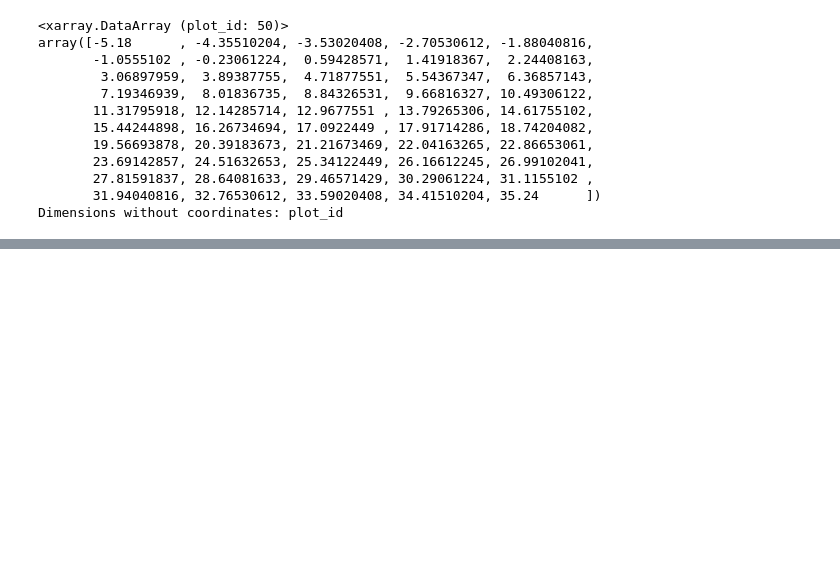
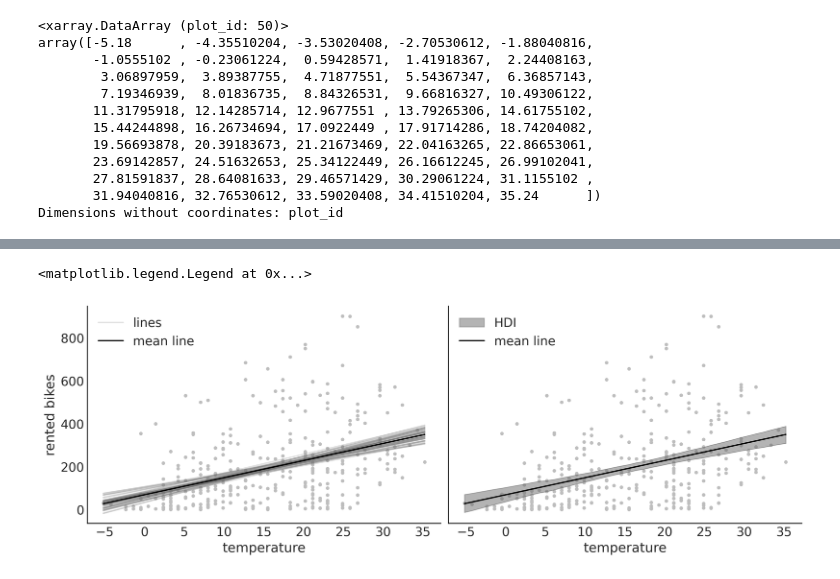
Before and after one commit to pydatawrangler/biwp, a Jupyter notebook: book_bayesian-analysis-python-3ed/04_bawp3ed_chap4.ipynb, the cells around one changed output, grey strips where cells are left out. Saved outputs shown, nothing was run; the diff lists cells and outputs as text; code cells hidden in the pictures; blank space fills up the shorter version.

```diff
--- a/book_bayesian-analysis-python-3ed/04_bawp3ed_chap4.ipynb
+++ b/book_bayesian-analysis-python-3ed/04_bawp3ed_chap4.ipynb
@@ -114 +121,4 @@ array([ 21.34210574,  28.20051214,  35.05891854,  41.91732494,
 Dimensions without coordinates: plot_id
+# %%
+lines = posterior["α"] + posterior["β"] * x_plot
+hdi_lines = az.hdi(idata_lb.posterior["μ"])
@@ -114,0 +157,26 @@ Dimensions without coordinates: plot_id
+# %%
+fig, axes = plt.subplots(1, 2, figsize=(12, 4), sharey=True)
+axes[0].plot(bikes.temperature, bikes.rented, "C2.", zorder=-3)
+lines_ = axes[0].plot(x_plot, lines.T, c="C1", alpha=0.2, label="lines")
+plt.setp(lines_[1:], label="_")
+axes[0].plot(x_plot, mean_line, c="C0", label="mean line")
+axes[0].set_xlabel("temperature")
+axes[0].set_ylabel("rented bikes")
+axes[0].legend()
+
+axes[1].plot(bikes.temperature, bikes.rented, "C2.", zorder=-3)
+idx = np.argsort(bikes.temperature.values)
+axes[1].fill_between(
+    bikes.temperature[idx],
+    hdi_lines["μ"][:,0][idx],
+    hdi_lines["μ"][:,1][idx],
+    color="C1",
+    label="HDI",
+    alpha=0.5,
+)
+axes[1].plot(x_plot, mean_line, c="C0", label="mean line")
+axes[1].set_xlabel("temperature")
+axes[1].legend()
+# %% [output]
+<matplotlib.legend.Legend at 0x...>
+[figure, added]
```
Also changed, not shown: parts of 7 cells of this notebook, 2 other files.
